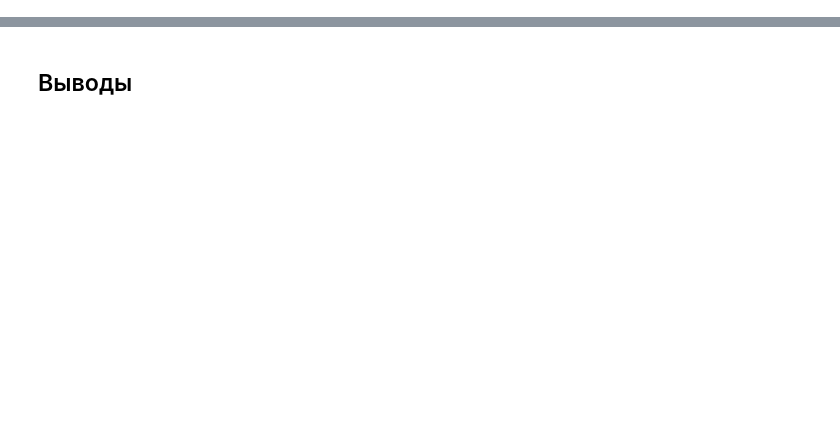
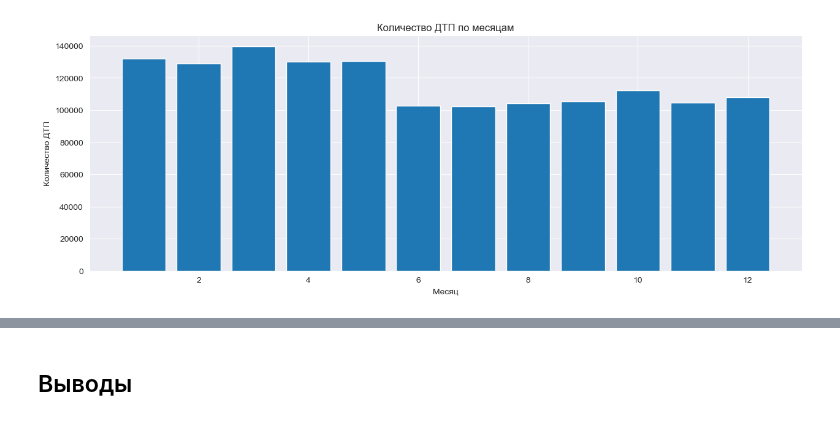
Before and after one commit to VSXV/Data-Science-Projects, a Jupyter notebook: 14. car accidents/93b6f1b1-e156-40b1-9ed6-0aaea9264dff.ipynb, the cells around one changed output, grey strips where cells are left out. Drawn from its saved outputs; the diff is of its cells as text; code cells hidden in the pictures; blank space fills up the shorter version.

```diff
--- a/14. car accidents/93b6f1b1-e156-40b1-9ed6-0aaea9264dff.ipynb
+++ b/14. car accidents/93b6f1b1-e156-40b1-9ed6-0aaea9264dff.ipynb
@@ -4,0 +9,20 @@
+# %%
+db_config = {
+'user': 'praktikum_student', # имя пользователя,
+'pwd': 'Sdf4$2;d-d30pp', # пароль,
+'host': 'rc1b-wcoijxj3yxfsf3fs.mdb.yandexcloud.net',
+'port': 6432, # порт подключения,
+'db': 'data-science-vehicle-db' # название базы данных,
+}
+
+connection_string = 'postgresql://{}:{}@{}:{}/{}'.format(
+    db_config['user'],
+    db_config['pwd'],
+    db_config['host'],
+    db_config['port'],
+    db_config['db'],
+)
+# %%
+engine = create_engine(connection_string)
+del db_config
+del connection_string
@@ -4,0 +106,9 @@
+# %%
+query = '''
+SELECT extract(month from collision_date) as month, count(*)
+FROM collisions
+GROUP BY month
+ORDER BY month;
+'''
+
+collisions_per_month = pd.DataFrame(engine.connect().execute(text(query)))
@@ -4,0 +131,10 @@
+# %%
+sns.set_style('darkgrid')
+plt.figure(figsize=(15, 5))
+plt.bar(collisions_per_month['month'], collisions_per_month['count'])
+plt.title('Количество ДТП по месяцам')
+plt.xlabel('Месяц')
+plt.ylabel('Количество ДТП')
+plt.show()
+# %% [output]
+[figure, added]
```
Also changed, not shown: parts of 16 cells of this notebook.
